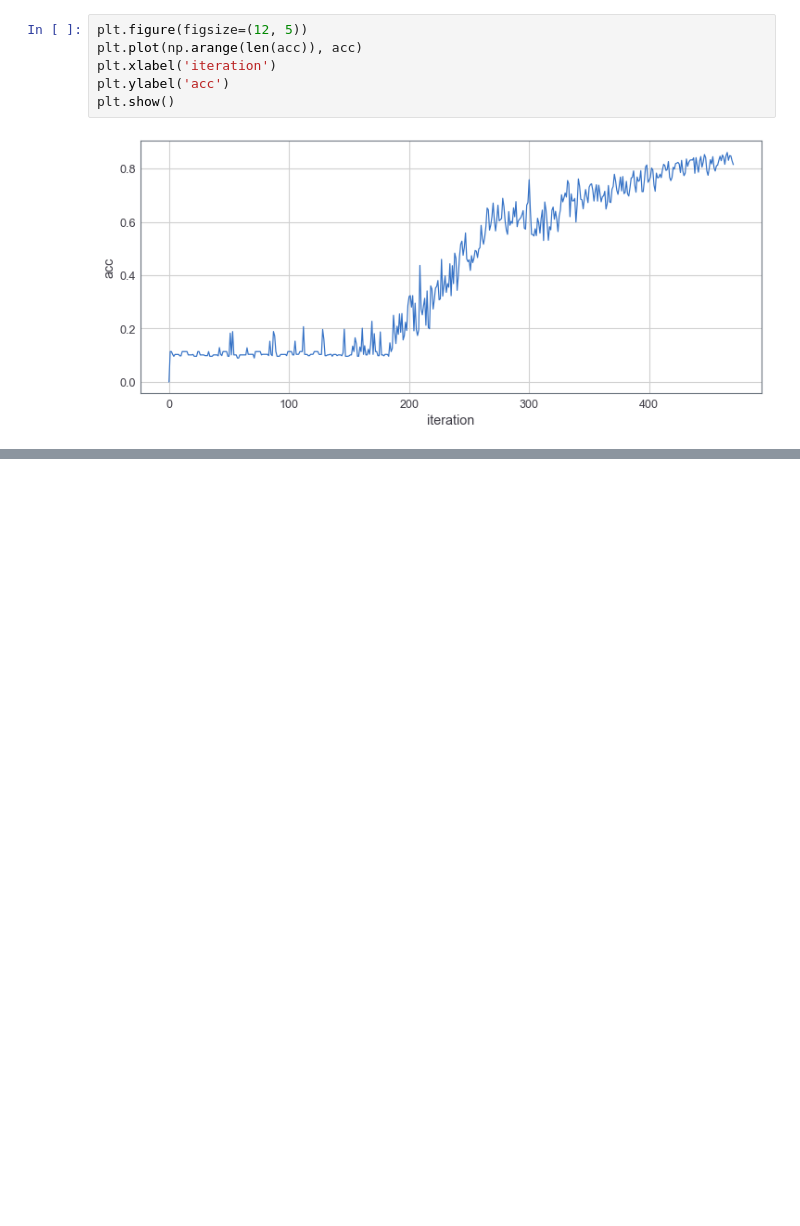
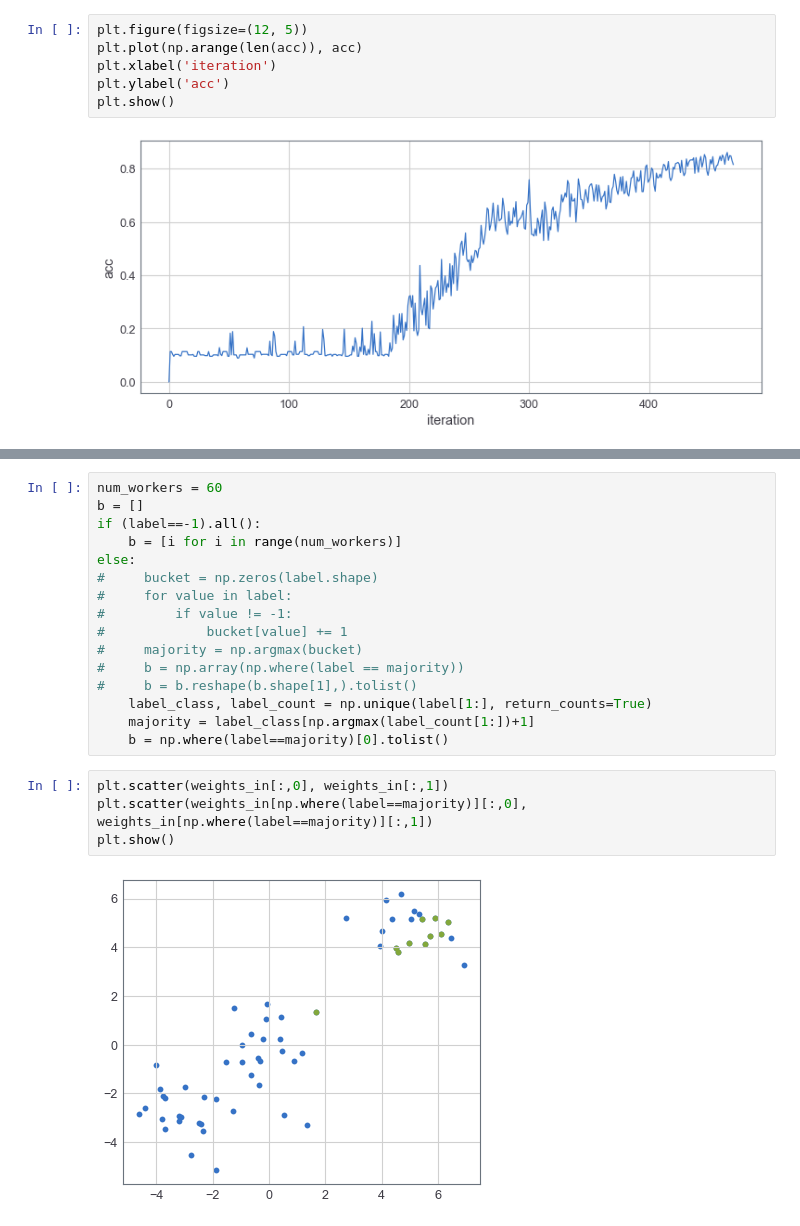
Before and after one commit to Timo9Madrid7/maliciousfl, a Jupyter notebook: myTest.ipynb, the cells around one changed output, grey strips where cells are left out. Cells and saved outputs as stored; diff of their text form; blank space fills up the shorter version.

```diff
--- a/myTest.ipynb
+++ b/myTest.ipynb
@@ -16,0 +50,22 @@ plt.show()
+# %%
+num_workers = 60
+b = []
+if (label==-1).all():
+    b = [i for i in range(num_workers)]
+else:
+#     bucket = np.zeros(label.shape)
+#     for value in label:
+#         if value != -1:
+#             bucket[value] += 1
+#     majority = np.argmax(bucket)
+#     b = np.array(np.where(label == majority))
+#     b = b.reshape(b.shape[1],).tolist()
+    label_class, label_count = np.unique(label[1:], return_counts=True)
+    majority = label_class[np.argmax(label_count[1:])+1]
+    b = np.where(label==majority)[0].tolist()
+# %%
+plt.scatter(weights_in[:,0], weights_in[:,1])
+plt.scatter(weights_in[np.where(label==majority)][:,0], weights_in[np.where(label==majority)][:,1])
+plt.show()
+# %% [output]
+[figure, added]
```
Also changed, not shown: parts of 6 cells of this notebook, 1 other file.
